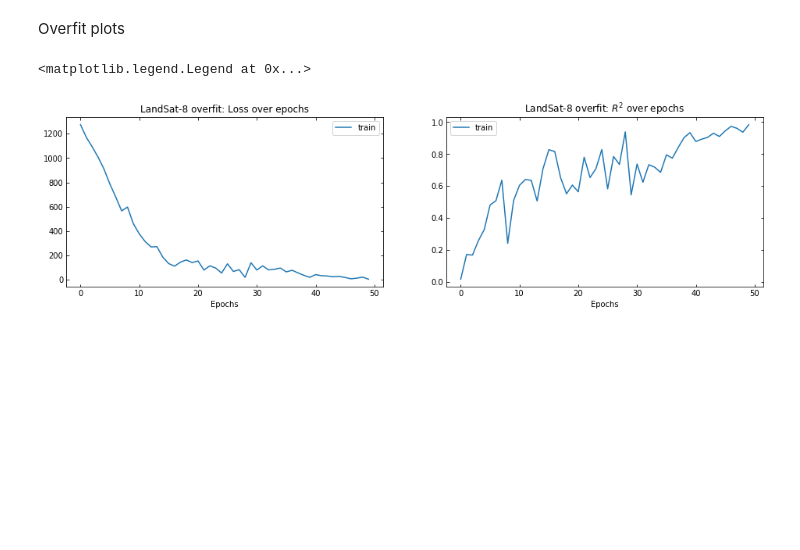
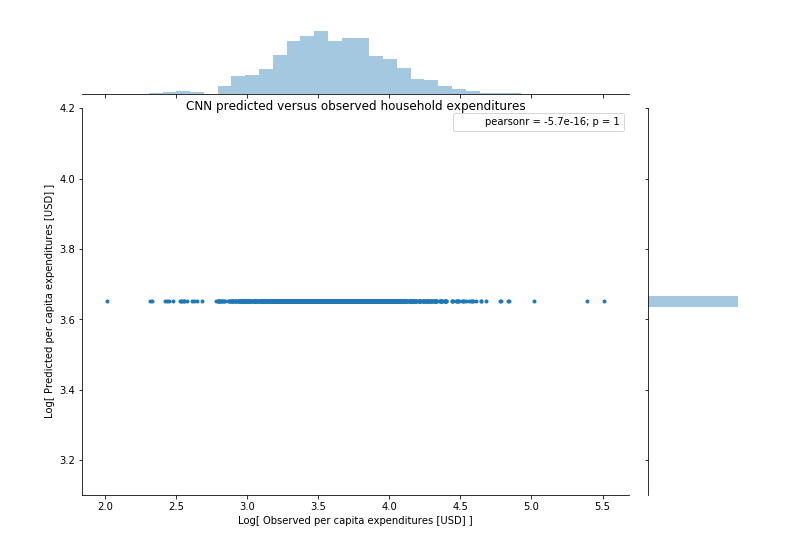
Before and after one commit to chrisyeh96/india-poverty, a Jupyter notebook: notebooks/eval.ipynb, the cells around one changed output. Saved outputs shown, nothing was run; the diff lists cells and outputs as text; code cells hidden in the pictures; blank space fills up the shorter version.

```diff
--- a/notebooks/eval.ipynb
+++ b/notebooks/eval.ipynb
@@ -144,2 +57,0 @@ fig.ax_joint.set_title("Bangladesh: CNN predicted versus observed household expe
-# %% [markdown]
-Overfit plots
@@ -150,15 +58,13 @@ overfit_rsq = [0.016946788464975226, 0.17159496094599463, 0.16779885488459834, 0
-# %%
-plt.figure(figsize=(16, 4))
-plt.subplot(1, 2, 1)
-plt.plot(np.array(overfit_loss) / 4, label="train")
-plt.title("LandSat-8 overfit: Loss over epochs")
-plt.xlabel("Epochs")
-plt.legend()
-plt.subplot(1, 2, 2)
-plt.plot(np.array(overfit_rsq), label="train")
-plt.title("LandSat-8 overfit: $R^2$ over epochs")
-plt.xlabel("Epochs")
-plt.legend()
-# %% [output]
-<matplotlib.legend.Legend at 0x...>
-[figure, removed]
+# %%
+y_pred = np.load("/home/tony/models/{}/y_pred.npy".format(folder_name))
+y_valid = np.load("/home/tony/models/{}/y_true.npy".format(folder_name))
+# %%
+fig = sns.jointplot(np.log(y_valid[np.logical_and(y_valid > 0, y_pred > 0)]),
+                    np.log(y_pred[np.logical_and(y_valid > 0, y_pred > 0)]),
+                    size=8, marker=".")
+fig.fig.set_size_inches((10, 7))
+fig.ax_joint.set(ylabel="Log[ Predicted per capita expenditures [USD] ]",
+                 xlabel="Log[ Observed per capita expenditures [USD] ]")
+fig.ax_joint.set_title("CNN predicted versus observed household expenditures", y=0.98);
+# %% [output]
+[figure, added]
```
Also changed, not shown: parts of 70 cells of this notebook, 2 other files.
